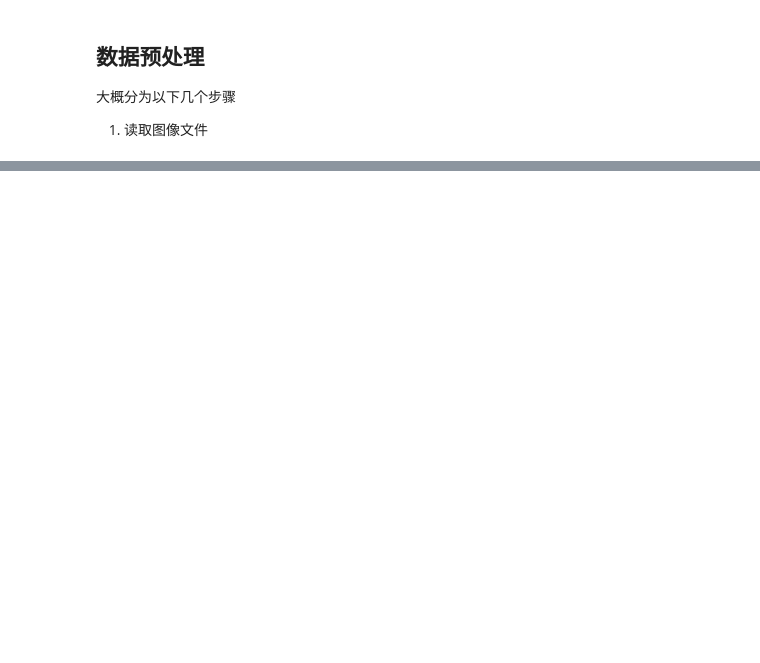
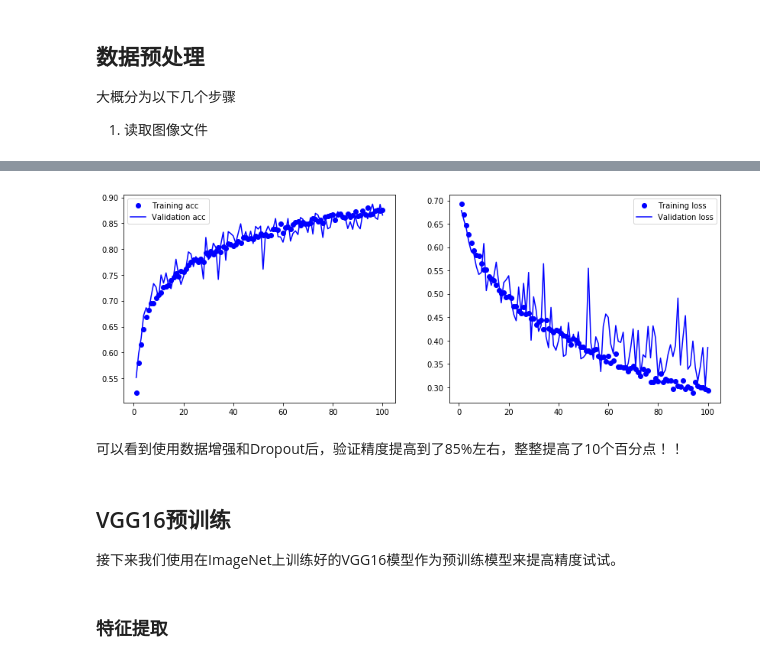
Before and after one commit to whu-pzhang/deep-learning-with-keras, a Jupyter notebook: cat_and_dog.ipynb, the cells around one changed output, grey strips where cells are left out. Cells and saved outputs as stored; diff of their text form; code cells hidden in the pictures; blank space fills up the shorter version.

```diff
--- a/cat_and_dog.ipynb
+++ b/cat_and_dog.ipynb
@@ -66,0 +269,26 @@ from keras.preprocessing.image import ImageDataGenerator
+# %%
+# 使用数据增强来训练
+
+datagen = ImageDataGenerator(
+    rescale=1. / 255,
+    rotation_range=40,
+    width_shift_range=0.2,
+    height_shift_range=0.2,
+    shear_range=0.2,
+    zoom_range=0.2,
+    horizontal_flip=True,
+)
+
+test_datagen = ImageDataGenerator(rescale=1. / 255)
+
+train_generator = datagen.flow(train_set, train_labels, batch_size=batch_size)
+
+val_generator = test_datagen.flow(val_set, val_labels, batch_size=batch_size)
+# %%
+# train
+history = model.fit_generator(
+    train_generator,
+    steps_per_epoch=train_set.shape[0] // batch_size,
+    epochs=100,
+    validation_data=val_generator,
+    validation_steps=val_set.shape[0] // batch_size)
@@ -66,0 +313,6 @@ from keras.preprocessing.image import ImageDataGenerator
+# %%
+plot_accuracy_and_loss(history)
+# %% [output]
+[figure, added]
+# %% [markdown]
+可以看到使用数据增强和Dropout后，验证精度提高到了85%左右，整整提高了10个百分点！！
@@ -66,0 +321,6 @@ from keras.preprocessing.image import ImageDataGenerator
+# %% [markdown]
+## VGG16预训练
+
+接下来我们使用在ImageNet上训练好的VGG16模型作为预训练模型来提高精度试试。
+# %% [markdown]
+### 特征提取
```
Also changed, not shown: parts of 27 cells of this notebook.
